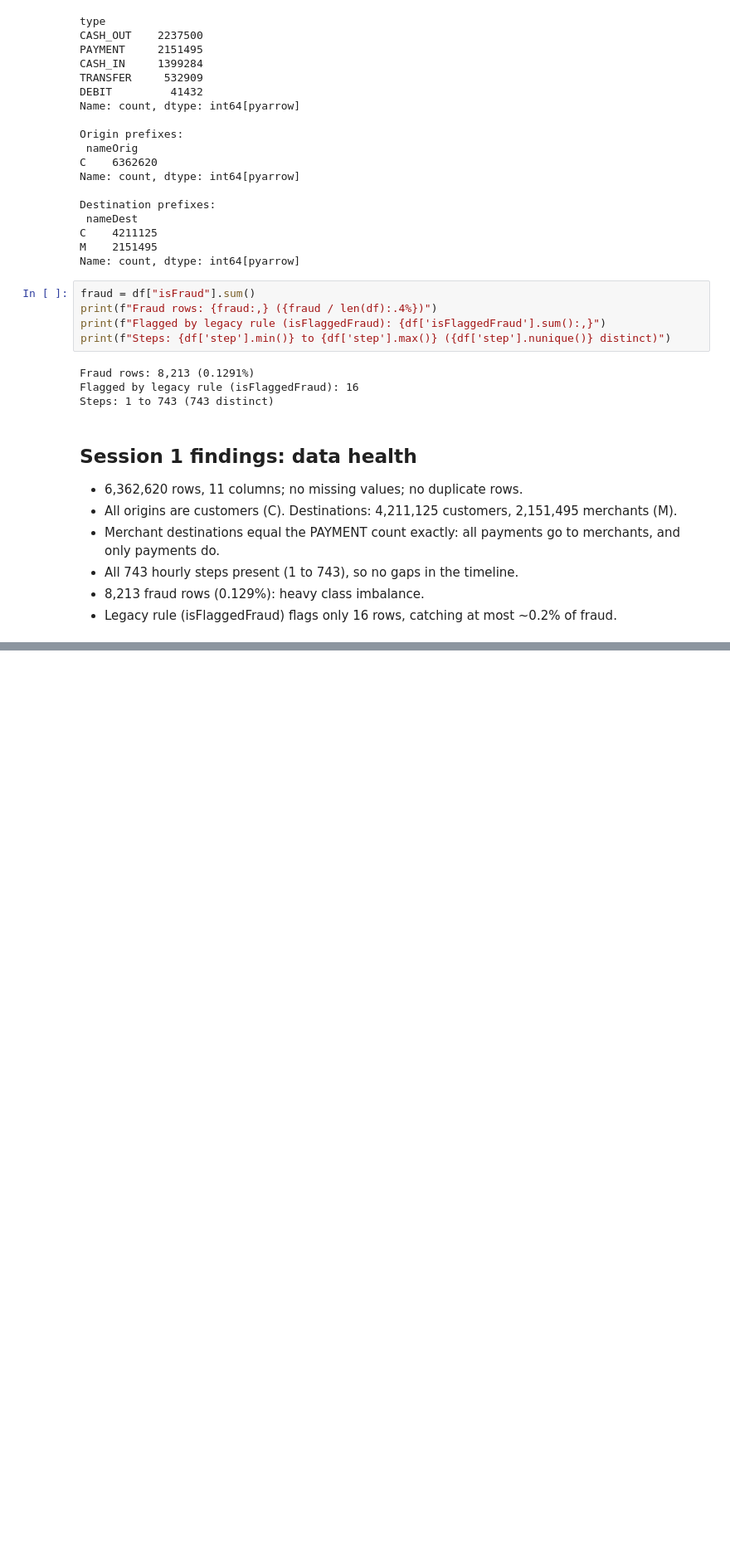
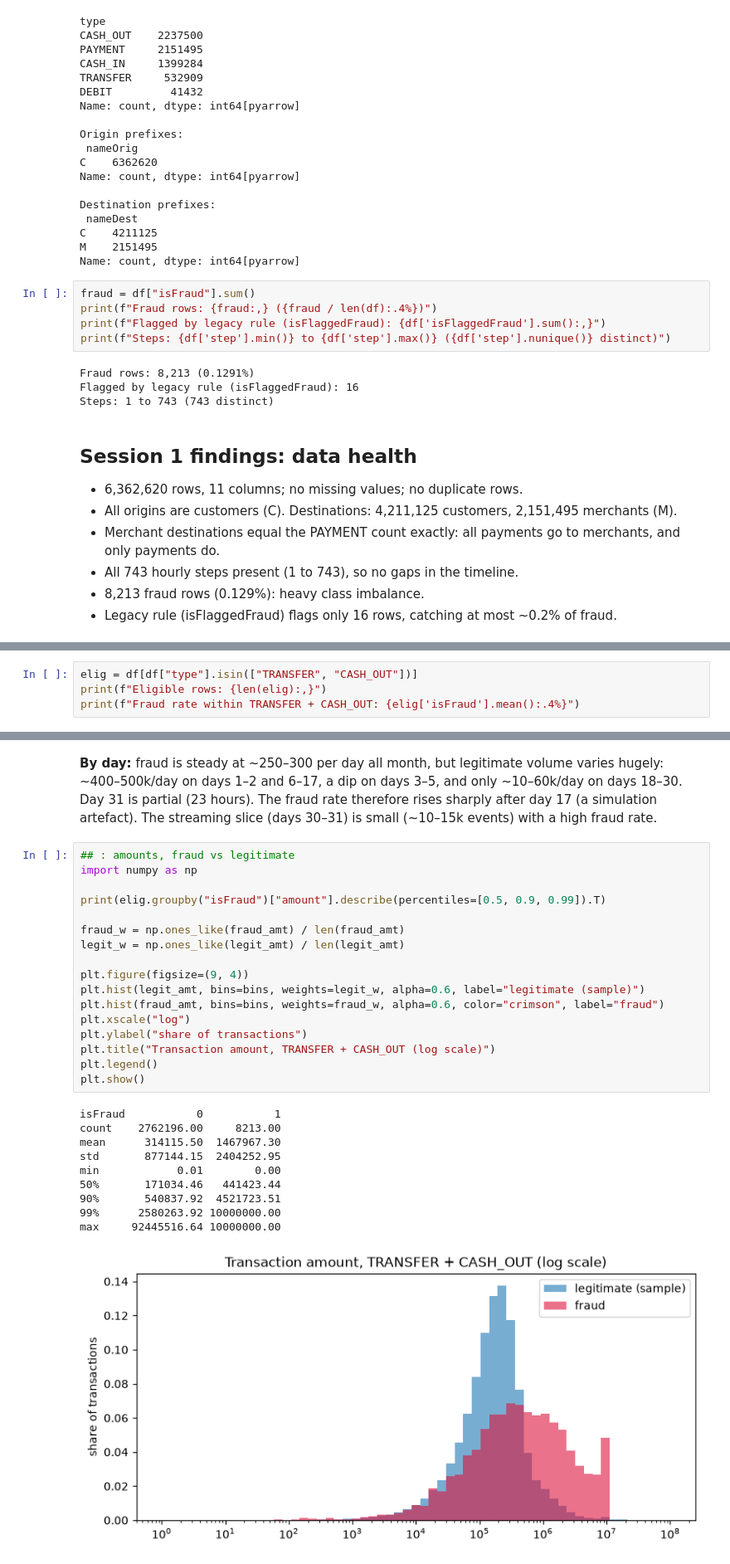
Before and after one commit to tharun-kota/fraud-analytics-platform, a Jupyter notebook: notebooks/eda/01_paysim_eda.ipynb, the cells around one changed output, grey strips where cells are left out. Shown at 83% size. Drawn from its saved outputs; the diff is of its cells as text; blank space fills up the shorter version.

```diff
--- a/notebooks/eda/01_paysim_eda.ipynb
+++ b/notebooks/eda/01_paysim_eda.ipynb
@@ -128,0 +172,4 @@ Steps: 1 to 743 (743 distinct)
+# %%
+elig = df[df["type"].isin(["TRANSFER", "CASH_OUT"])]
+print(f"Eligible rows: {len(elig):,}")
+print(f"Fraud rate within TRANSFER + CASH_OUT: {elig['isFraud'].mean():.4%}")
@@ -128,0 +237,30 @@ Steps: 1 to 743 (743 distinct)
+# %% [markdown]
+**By day:** fraud is steady at ~250–300 per day all month, but legitimate volume varies hugely: ~400–500k/day on days 1–2 and 6–17, a dip on days 3–5, and only ~10–60k/day on days 18–30. Day 31 is partial (23 hours). The fraud rate therefore rises sharply after day 17 (a simulation artefact). The streaming slice (days 30–31) is small (~10–15k events) with a high fraud rate.
+# %%
+## : amounts, fraud vs legitimate
+import numpy as np
+
+print(elig.groupby("isFraud")["amount"].describe(percentiles=[0.5, 0.9, 0.99]).T)
+
+fraud_w = np.ones_like(fraud_amt) / len(fraud_amt)
+legit_w = np.ones_like(legit_amt) / len(legit_amt)
+
+plt.figure(figsize=(9, 4))
+plt.hist(legit_amt, bins=bins, weights=legit_w, alpha=0.6, label="legitimate (sample)")
+plt.hist(fraud_amt, bins=bins, weights=fraud_w, alpha=0.6, color="crimson", label="fraud")
+plt.xscale("log")
+plt.ylabel("share of transactions")
+plt.title("Transaction amount, TRANSFER + CASH_OUT (log scale)")
+plt.legend()
+plt.show()
+# %% [output]
+isFraud           0           1
+count    2762196.00     8213.00
+mean      314115.50  1467967.30
+std       877144.15  2404252.95
+min            0.01        0.00
+50%       171034.46   441423.44
+90%       540837.92  4521723.51
+99%      2580263.92 10000000.00
+max     92445516.64 10000000.00
+[figure, added]
```
Also changed, not shown: parts of 23 cells of this notebook, 1 other file.
